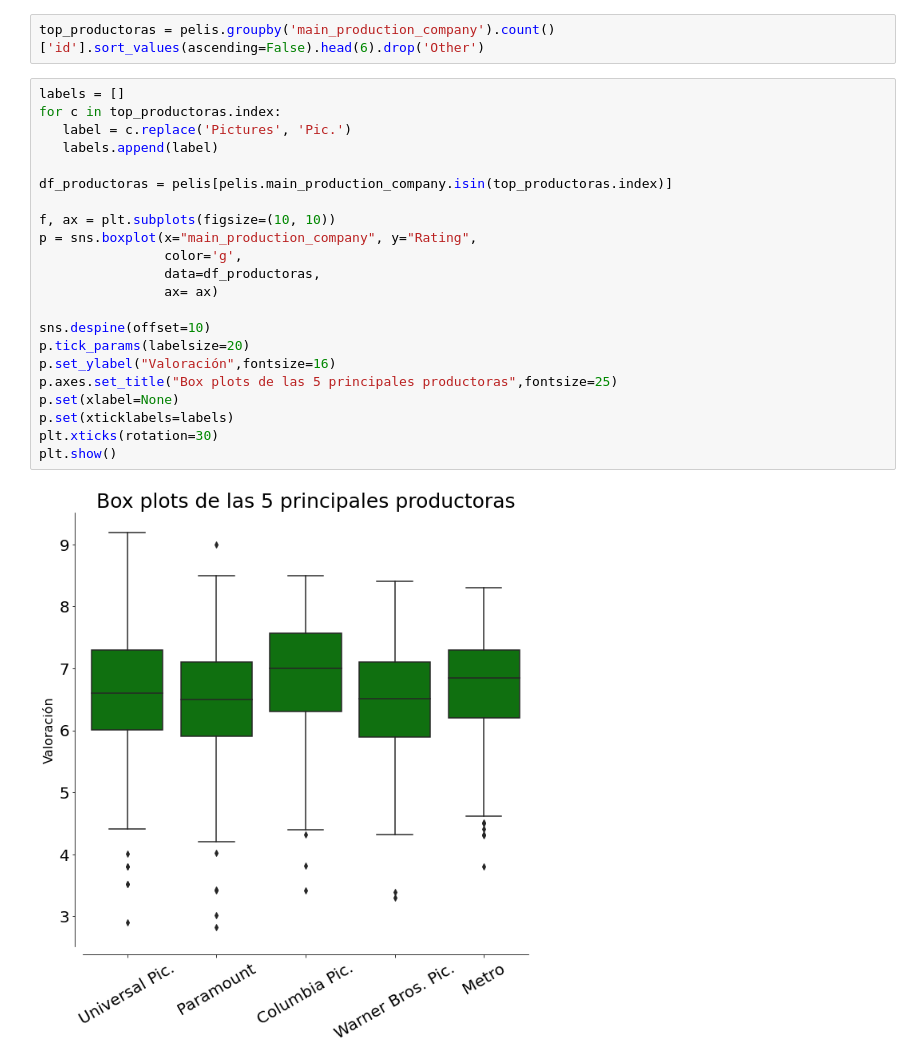
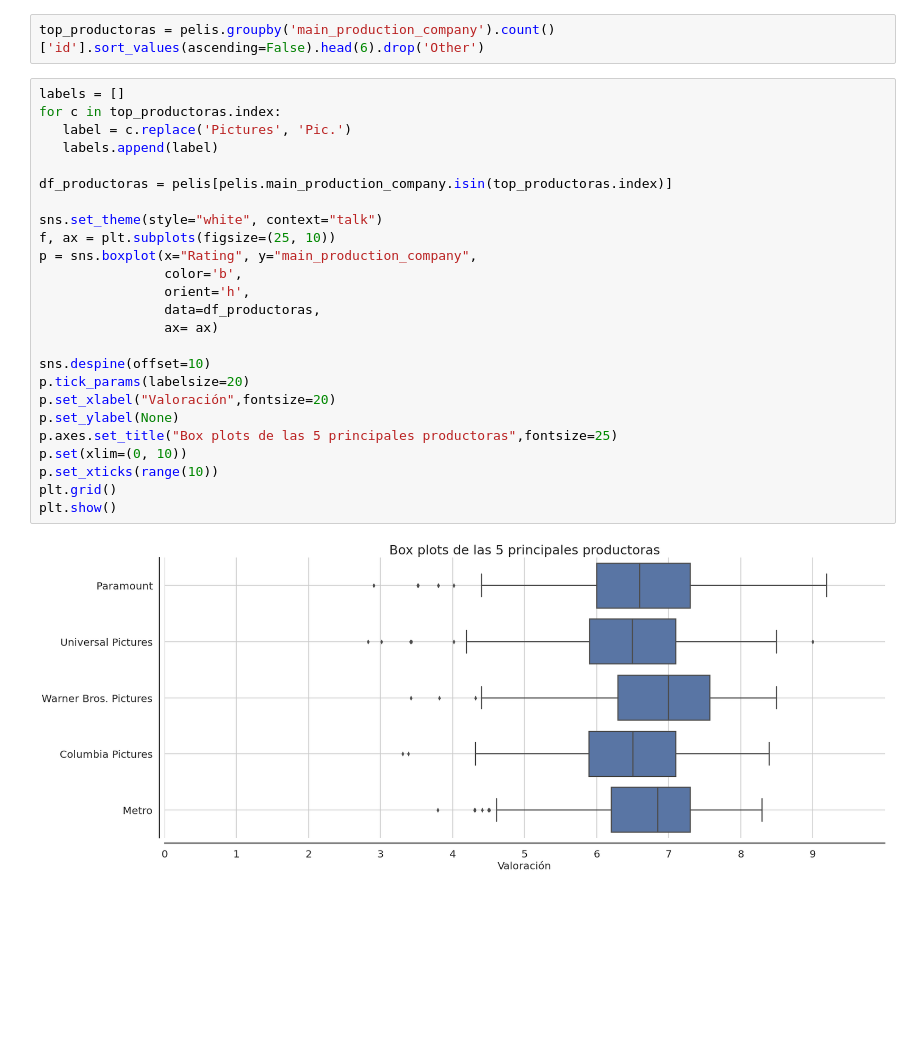
Before and after one commit to luismill/08MBID---Trabajo, a Jupyter notebook: 08MBID_TrabajoPráctico.ipynb, the cells around one changed output. Cells and saved outputs as stored; diff of their text form; blank space fills up the shorter version.

```diff
--- a/08MBID_TrabajoPráctico.ipynb
+++ b/08MBID_TrabajoPráctico.ipynb
@@ -214,24 +214,27 @@ top_productoras = pelis.groupby('main_production_company').count()['id'].sort_va
 # %%
 labels = []
 for c in top_productoras.index:
    label = c.replace('Pictures', 'Pic.')
    labels.append(label)
 
 df_productoras = pelis[pelis.main_production_company.isin(top_productoras.index)]
 
-f, ax = plt.subplots(figsize=(10, 10))
-p = sns.boxplot(x="main_production_company", y="Rating",
-                color='g',
+sns.set_theme(style="white", context="talk")
+f, ax = plt.subplots(figsize=(25, 10))
+p = sns.boxplot(x="Rating", y="main_production_company",
+                color='b',
+                orient='h',
                 data=df_productoras,
                 ax= ax)
 
 sns.despine(offset=10)
 p.tick_params(labelsize=20)
-p.set_ylabel("Valoración",fontsize=16)
+p.set_xlabel("Valoración",fontsize=20)
+p.set_ylabel(None)
 p.axes.set_title("Box plots de las 5 principales productoras",fontsize=25)
-p.set(xlabel=None)
-p.set(xticklabels=labels)
-plt.xticks(rotation=30)
+p.set(xlim=(0, 10))
+p.set_xticks(range(10))
+plt.grid()
 plt.show()
 # %% [output]
-[figure, old version]
+[figure, new version]
```
Also changed, not shown: parts of 1 cell of this notebook.
